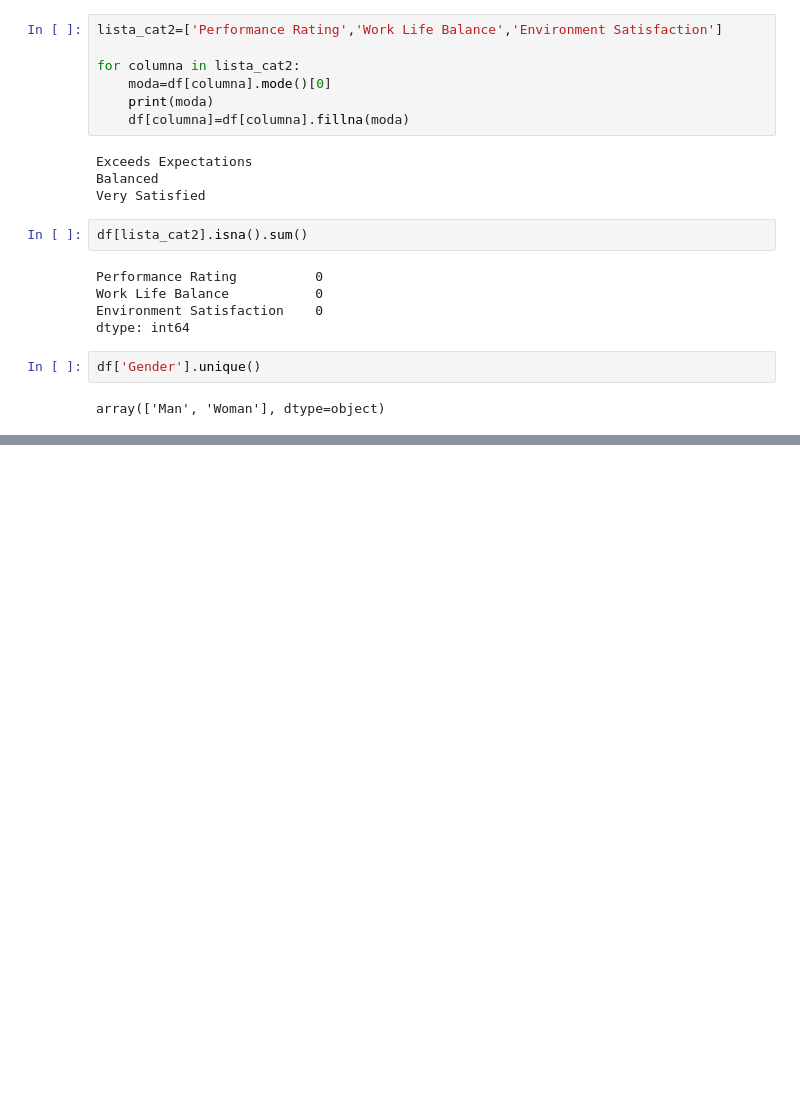
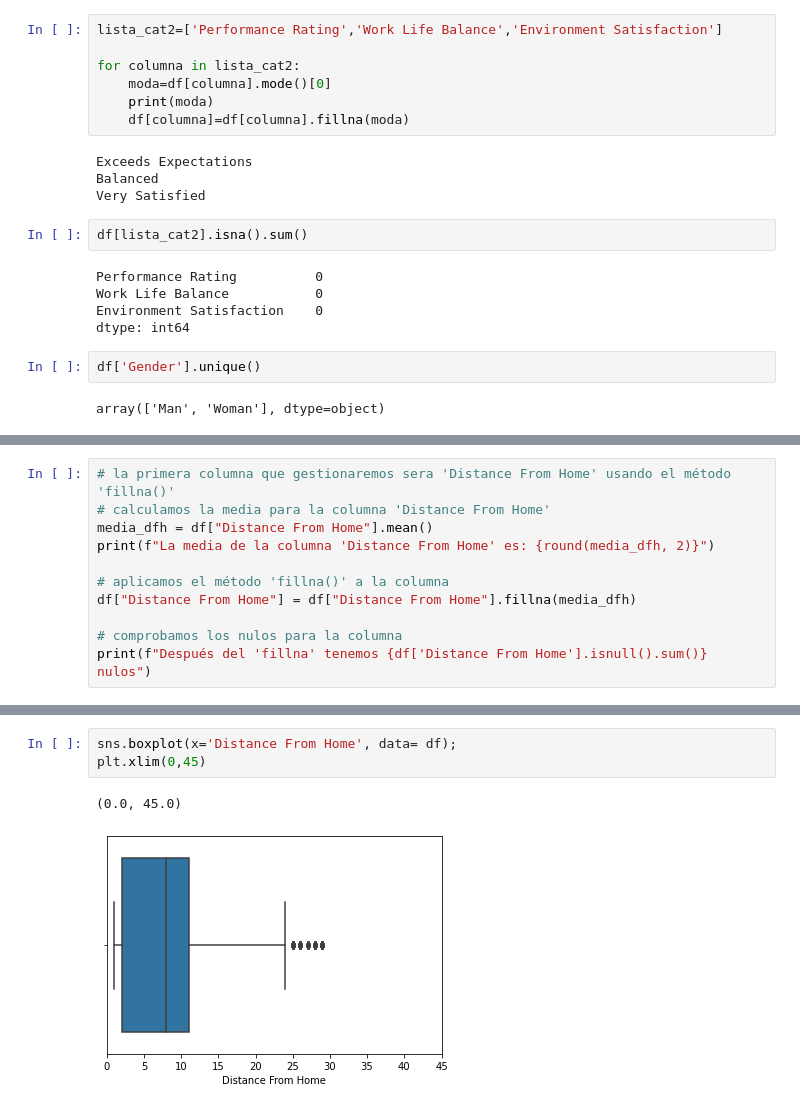
Before and after one commit to Adalab/proyecto-da-F-modulo3-team2, a Jupyter notebook: limpieza_transformacion_reyes.ipynb, the cells around one changed output, grey strips where cells are left out. Cells and saved outputs as stored; diff of their text form; blank space fills up the shorter version.

```diff
--- a/limpieza_transformacion_reyes.ipynb
+++ b/limpieza_transformacion_reyes.ipynb
@@ -474,0 +555,11 @@ array(['Man', 'Woman'], dtype=object)
+# %%
+# la primera columna que gestionaremos sera 'Distance From Home' usando el método 'fillna()'
+# calculamos la media para la columna 'Distance From Home'
+media_dfh = df["Distance From Home"].mean()
+print(f"La media de la columna 'Distance From Home' es: {round(media_dfh, 2)}")
+
+# aplicamos el método 'fillna()' a la columna
+df["Distance From Home"] = df["Distance From Home"].fillna(media_dfh)
+
+# comprobamos los nulos para la columna
+print(f"Después del 'fillna' tenemos {df['Distance From Home'].isnull().sum()} nulos")
@@ -474,0 +608,6 @@ array(['Man', 'Woman'], dtype=object)
+# %%
+sns.boxplot(x='Distance From Home', data= df);
+plt.xlim(0,45)
+# %% [output]
+(0.0, 45.0)
+[figure, added]
```
Also changed, not shown: parts of 27 cells of this notebook.
